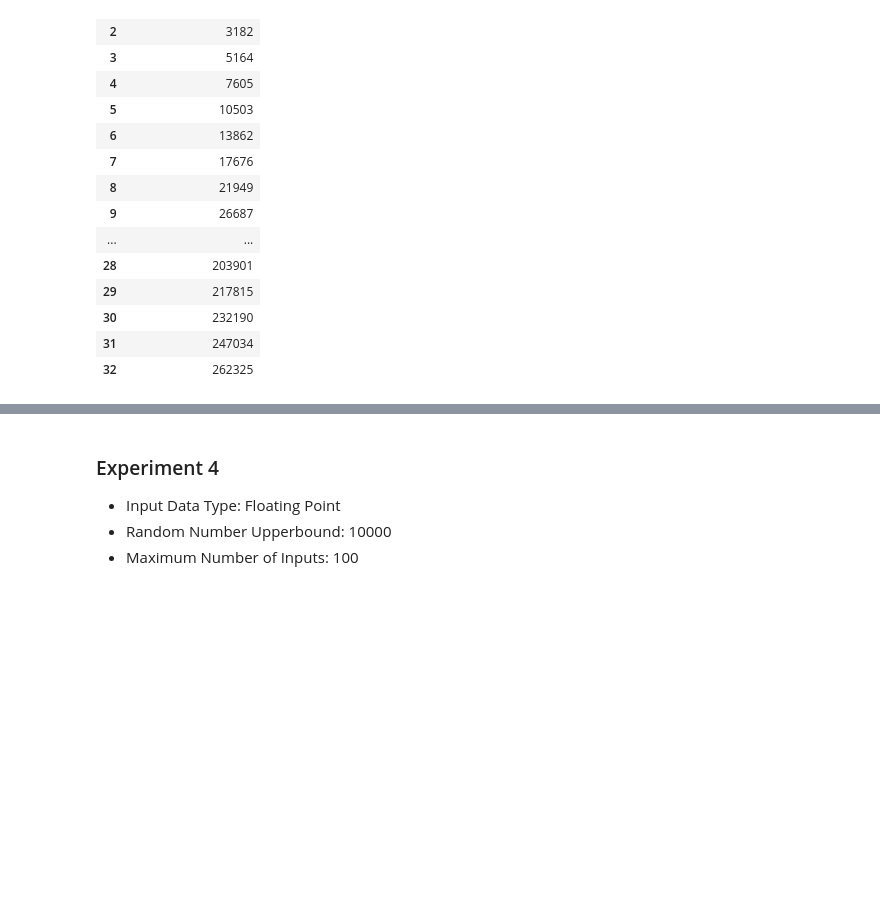
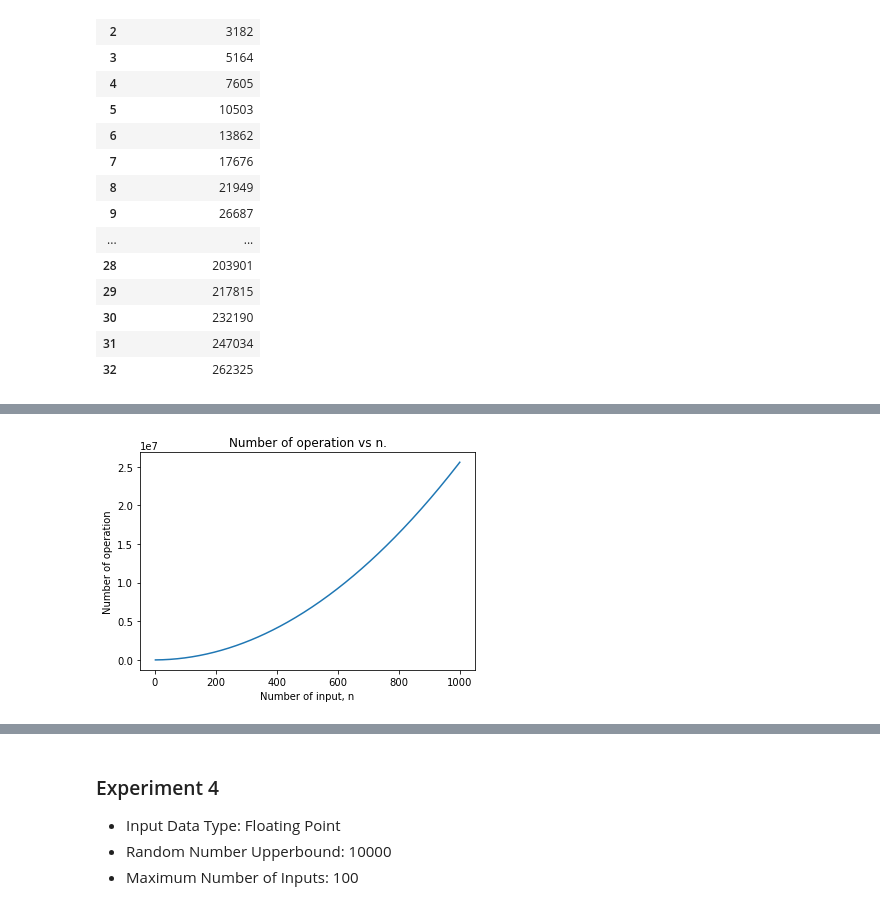
Before and after one commit to diminecjean/radix-sort, a Jupyter notebook: radix_sort_graph_analysis.ipynb, the cells around one changed output, grey strips where cells are left out. Drawn from its saved outputs; the diff is of its cells as text; code cells hidden in the pictures; blank space fills up the shorter version.

```diff
--- a/radix_sort_graph_analysis.ipynb
+++ b/radix_sort_graph_analysis.ipynb
@@ -64,0 +68,3 @@ plt.show()
+# %%
+x2= pd.read_csv('NumOfInputs-n_1000.csv')
+x2
@@ -64,0 +85,3 @@ plt.show()
+# %%
+y2= pd.read_csv('NumOfOperations_int-1000.csv')
+y2
@@ -64,0 +102,11 @@ plt.show()
+# %%
+# Data Type = Integer
+# Upperbound Value = 10000
+# Number of Maximum Inputs = 1000
+plt.title("Number of operation vs n.")
+plt.xlabel("Number of input, n")
+plt.ylabel("Number of operation")
+plt.plot(x2.to_numpy(),y2.to_numpy())
+plt.show()
+# %% [output]
+[figure, added]
```
Also changed, not shown: parts of 12 cells of this notebook.
